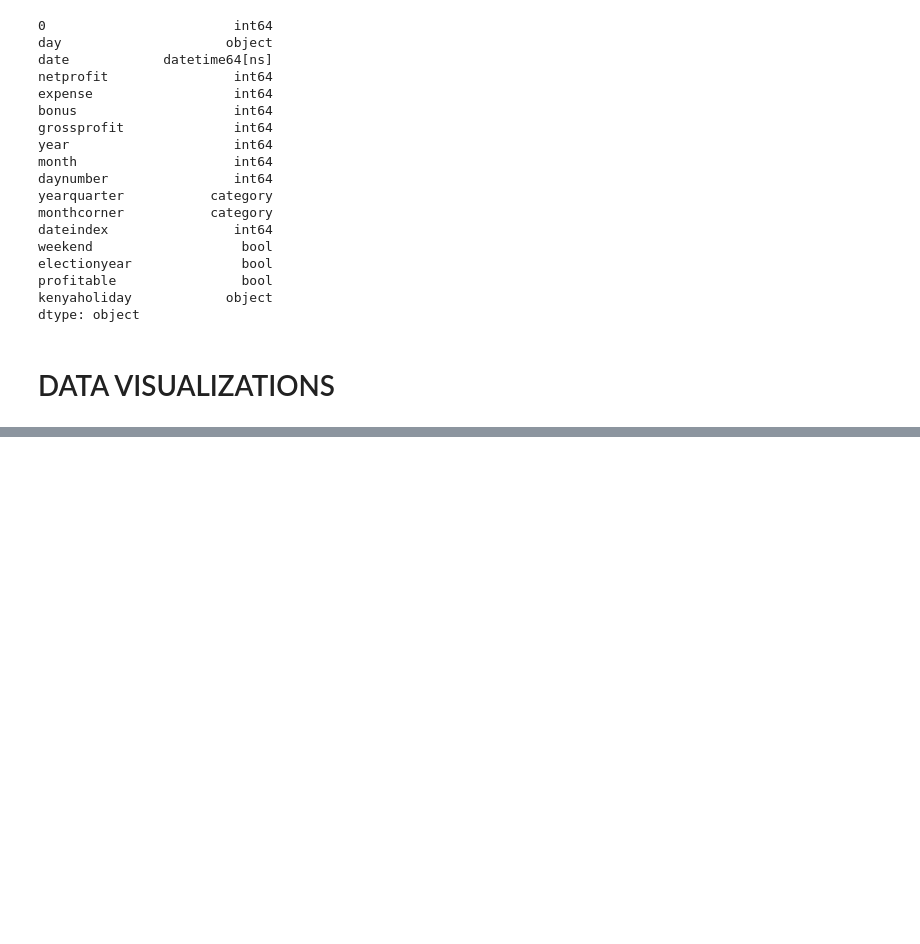
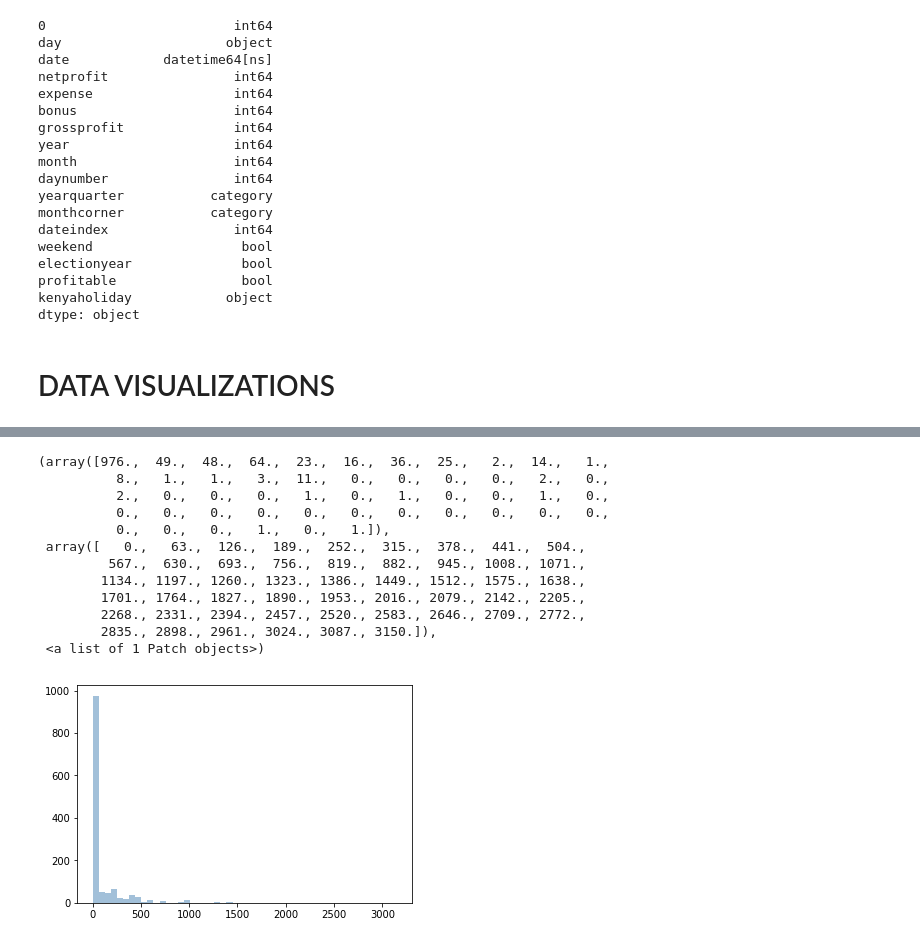
Before and after one commit to KenyanGeek/Data-Science-and-Machine-Learning, a Jupyter notebook: Ongoing 7D Data Project.ipynb, the cells around one changed output, grey strips where cells are left out. Cells and saved outputs as stored; diff of their text form; code cells hidden in the pictures; blank space fills up the shorter version.

```diff
--- a/Ongoing 7D Data Project.ipynb
+++ b/Ongoing 7D Data Project.ipynb
@@ -433,0 +487,18 @@ dtype: object
+# %%
+plt.hist(df.expense, bins=50,  alpha=0.5,
+                histtype='stepfilled', color='steelblue',
+                edgecolor='none')
+# %% [output]
+(array([976.,  49.,  48.,  64.,  23.,  16.,  36.,  25.,   2.,  14.,   1.,
+          8.,   1.,   1.,   3.,  11.,   0.,   0.,   0.,   0.,   2.,   0.,
+          2.,   0.,   0.,   0.,   1.,   0.,   1.,   0.,   0.,   1.,   0.,
+          0.,   0.,   0.,   0.,   0.,   0.,   0.,   0.,   0.,   0.,   0.,
+          0.,   0.,   0.,   1.,   0.,   1.]),
+ array([   0.,   63.,  126.,  189.,  252.,  315.,  378.,  441.,  504.,
+         567.,  630.,  693.,  756.,  819.,  882.,  945., 1008., 1071.,
+        1134., 1197., 1260., 1323., 1386., 1449., 1512., 1575., 1638.,
+        1701., 1764., 1827., 1890., 1953., 2016., 2079., 2142., 2205.,
+        2268., 2331., 2394., 2457., 2520., 2583., 2646., 2709., 2772.,
+        2835., 2898., 2961., 3024., 3087., 3150.]),
+ <a list of 1 Patch objects>)
+[figure, added]
```
Also changed, not shown: parts of 9 cells of this notebook.
